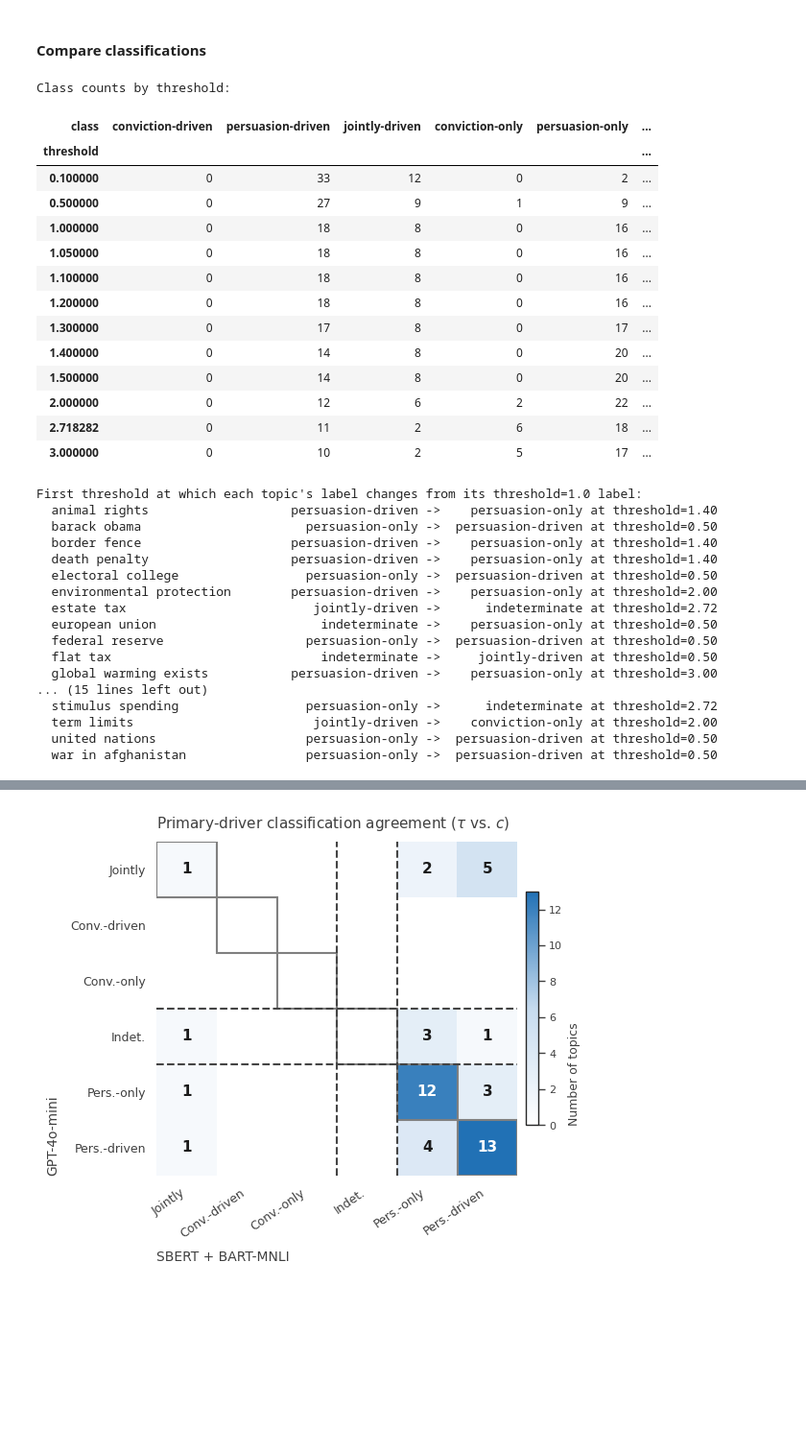
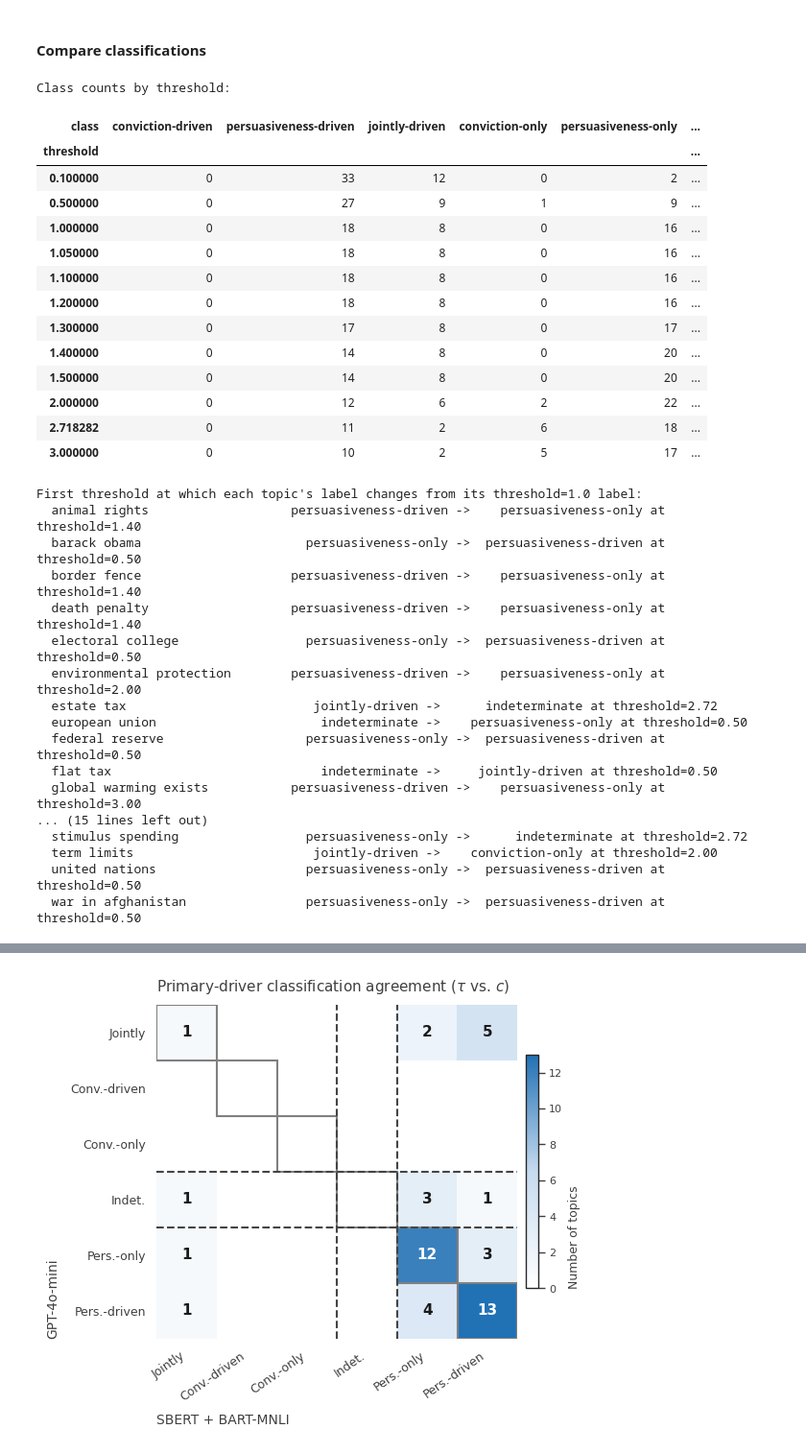
Before and after one commit to elenacandellone/DDO-conviction-conformity, a Jupyter notebook: a_model_comparison_classification.ipynb, the cells around one changed output, grey strips where cells are left out. Shown at 96% size. Cells and saved outputs as stored; diff of their text form; code cells hidden in the pictures; blank space fills up the shorter version.

```diff
--- a/a_model_comparison_classification.ipynb
+++ b/a_model_comparison_classification.ipynb
@@ -145,13 +145,16 @@ def betas_df(summary_df, topic_mapping):
     '''
     Extract beta_tau, beta_c, and beta_D from the summary dataframe, add topic
     names, and return three separate dataframes. Coefficients are per-SD
-    (standardized-predictor model), not per-raw-unit.
+    (standardized-predictor model), not per-raw-unit. (beta_c/beta_D are
+    Stan's own parameter names -- unchanged since they're baked into the
+    already-fitted summary.csv; downstream this notebook calls them rho/eta,
+    matching the paper's tau/rho/eta.)
         - summary_df: DataFrame with model summary statistics
         - topic_mapping: Dictionary mapping topic indices to topic names
     Returns:
         - beta_tau_df: DataFrame with beta_tau (conviction) parameters and topic names
-        - beta_c_df: DataFrame with beta_c (persuasiveness) parameters and topic names
-        - beta_D_df: DataFrame with beta_D (cross-cutting exposure) parameters and topic names
+        - beta_c_df: DataFrame with beta_c (persuasiveness, i.e. rho) parameters and topic names
+        - beta_D_df: DataFrame with beta_D (cross-cutting exposure, i.e. eta) parameters and topic names
     '''
     beta_tau_df = summary_df.loc[summary_df.index.str.startswith('beta_tau')].copy()
     beta_c_df = summary_df.loc[summary_df.index.str.startswith('beta_c')].copy()
@@ -168,10 +171,10 @@ def betas_df(summary_df, topic_mapping):
     cols = ['topic', 'Mean', '5%', '95%']
     return beta_tau_df[cols], beta_c_df[cols], beta_D_df[cols]
 
-beta_tau_gpt, beta_c_gpt, beta_D_gpt = betas_df(summary_gpt, topic_mapping_gpt)
-beta_tau_bert, beta_c_bert, beta_D_bert = betas_df(summary_bert, topic_mapping_bert)
+beta_tau_gpt, beta_rho_gpt, beta_eta_gpt = betas_df(summary_gpt, topic_mapping_gpt)
+beta_tau_bert, beta_rho_bert, beta_eta_bert = betas_df(summary_bert, topic_mapping_bert)
 
-for df in [beta_tau_gpt, beta_c_gpt, beta_D_gpt, beta_tau_bert, beta_c_bert, beta_D_bert]:
+for df in [beta_tau_gpt, beta_rho_gpt, beta_eta_gpt, beta_tau_bert, beta_rho_bert, beta_eta_bert]:
     df.set_index('topic', inplace=True)
 
 def rename_cols(df, name, source):
@@ -183,22 +186,22 @@ def rename_cols(df, name, source):
 
 beta_tau_gpt = rename_cols(beta_tau_gpt, 'tau', 'gpt')
 beta_tau_bert = rename_cols(beta_tau_bert, 'tau', 'bert')
-beta_c_gpt = rename_cols(beta_c_gpt, 'c', 'gpt')
-beta_c_bert = rename_cols(beta_c_bert, 'c', 'bert')
-beta_D_gpt = rename_cols(beta_D_gpt, 'D', 'gpt')
-beta_D_bert = rename_cols(beta_D_bert, 'D', 'bert')
+beta_rho_gpt = rename_cols(beta_rho_gpt, 'rho', 'gpt')
+beta_rho_bert = rename_cols(beta_rho_bert, 'rho', 'bert')
+beta_eta_gpt = rename_cols(beta_eta_gpt, 'eta', 'gpt')
+beta_eta_bert = rename_cols(beta_eta_bert, 'eta', 'bert')
 
 betas_comparison = (
     beta_tau_gpt
     .merge(beta_tau_bert, left_index=True, right_index=True)
-    .merge(beta_c_gpt, left_index=True, right_index=True)
-    .merge(beta_c_bert, left_index=True, right_index=True)
-    .merge(beta_D_gpt, left_index=True, right_index=True)
-    .merge(beta_D_bert, left_index=True, right_index=True)
+    .merge(beta_rho_gpt, left_index=True, right_index=True)
+    .merge(beta_rho_bert, left_index=True, right_index=True)
+    .merge(beta_eta_gpt, left_index=True, right_index=True)
+    .merge(beta_eta_bert, left_index=True, right_index=True)
 )
 
 # CI widths and precision weights, for each predictor
-for name in ['tau', 'c', 'D']:
+for name in ['tau', 'rho', 'eta']:
     betas_comparison[f'{name}_gpt_ci_width'] = betas_comparison[f'95%_{name}_gpt'] - betas_comparison[f'5%_{name}_gpt']
     betas_comparison[f'{name}_bert_ci_width'] = betas_comparison[f'95%_{name}_bert'] - betas_comparison[f'5%_{name}_bert']
     betas_comparison[f'w_{name}'] = 2 / (betas_comparison[f'{name}_gpt_ci_width'] + betas_comparison[f'{name}_bert_ci_width'])
@@ -223,7 +226,7 @@ def weighted_corr(x, y, w):
     return cov / (sx * sy)
 
 r_weighted = {}
-for name in ['tau', 'c', 'D']:
+for name in ['tau', 'rho', 'eta']:
     r_weighted[name] = weighted_corr(
         betas_comparison[f'beta_{name}_gpt'], betas_comparison[f'beta_{name}_bert'], betas_comparison[f'w_{name}']
     )
@@ -241,8 +244,8 @@ fig, axs = plt.subplots(1, 3, figsize=(19, 6))
 
 panel_specs = [
     (axs[0], 'tau', r'$\beta_{\tau}$'),
-    (axs[1], 'c', r'$\beta_{c}$'),
-    (axs[2], 'D', r'$\beta_{D}$'),
+    (axs[1], 'rho', r'$\beta_{\rho}$'),
+    (axs[2], 'eta', r'$\beta_{\eta}$'),
 ]
 
 for ax, name, label in panel_specs:
@@ -468,36 +476,36 @@ with open("./results/stan_output/regression/gpt/model_regression_fit.pkl", "rb")
 with open("./results/regression/standardization.pkl", "rb") as f:
     _std_gpt_sweep = pickle.load(f)
 
 _sweep_dfs = {
     t: build_primary_class_df(
         _fit_gpt_sweep, topic_mapping_gpt,
-        sd_tau=_std_gpt_sweep['tau']['sd'], sd_c=_std_gpt_sweep['c']['sd'],
+        sd_tau=_std_gpt_sweep['tau']['sd'], sd_rho=_std_gpt_sweep['rho']['sd'],
         threshold=t,
     )
     for t in SWEEP_THRESHOLDS
 }
 
-_cats = ["conviction-driven", "persuasion-driven", "jointly-driven", "conviction-only", "persuasion-only", "indeterminate"]
+_cats = ["conviction-driven", "persuasiveness-driven", "jointly-driven", "conviction-only", "persuasiveness-only", "indeterminate"]
 sweep_counts = pd.DataFrame(
     {t: _sweep_dfs[t]["class"].value_counts().reindex(_cats, fill_value=0) for t in SWEEP_THRESHOLDS}
 ).T
 sweep_counts.index.name = "threshold"
 print("Class counts by threshold:")
 display(sweep_counts)
 
 # per-topic: first threshold (above 1.0) at which each topic's label changes
 print("\nFirst threshold at which each topic's label changes from its threshold=1.0 label:")
 base = _sweep_dfs[1.0].set_index("topic")["class"]
 for topic in base.index:
     prev = base[topic]
     for t in SWEEP_THRESHOLDS[1:]:
         cur = _sweep_dfs[t].set_index("topic")["class"][topic]
         if cur != prev:
             print(f"  {topic:30s} {prev:>18} -> {cur:>18} at threshold={t:.2f}")
             break
 # %% [output]
 Class counts by threshold:
-| class | conviction-driven | persuasion-driven | jointly-driven | conviction-only | persuasion-only | ... |
+| class | conviction-driven | persuasiveness-driven | jointly-driven | conviction-only | persuasiveness-only | ... |
 | threshold |  |  |  |  |  | ... |
 | 0.100000 | 0 | 33 | 12 | 0 | 2 | ... |
 | 0.500000 | 0 | 27 | 9 | 1 | 9 | ... |
@@ -512,22 +520,22 @@ Class counts by threshold:
 | 2.718282 | 0 | 11 | 2 | 6 | 18 | ... |
 | 3.000000 | 0 | 10 | 2 | 5 | 17 | ... |
 First threshold at which each topic's label changes from its threshold=1.0 label:
-  animal rights                   persuasion-driven ->    persuasion-only at threshold=1.40
-  barack obama                      persuasion-only ->  persuasion-driven at threshold=0.50
-  border fence                    persuasion-driven ->    persuasion-only at threshold=1.40
-  death penalty                   persuasion-driven ->    persuasion-only at threshold=1.40
-  electoral college                 persuasion-only ->  persuasion-driven at threshold=0.50
-  environmental protection        persuasion-driven ->    persuasion-only at threshold=2.00
+  animal rights                   persuasiveness-driven ->    persuasiveness-only at threshold=1.40
+  barack obama                      persuasiveness-only ->  persuasiveness-driven at threshold=0.50
+  border fence                    persuasiveness-driven ->    persuasiveness-only at threshold=1.40
+  death penalty                   persuasiveness-driven ->    persuasiveness-only at threshold=1.40
+  electoral college                 persuasiveness-only ->  persuasiveness-driven at threshold=0.50
+  environmental protection        persuasiveness-driven ->    persuasiveness-only at threshold=2.00
   estate tax                         jointly-driven ->      indeterminate at threshold=2.72
-  european union                      indeterminate ->    persuasion-only at threshold=0.50
-  federal reserve                   persuasion-only ->  persuasion-driven at threshold=0.50
+  european union                      indeterminate ->    persuasiveness-only at threshold=0.50
+  federal reserve                   persuasiveness-only ->  persuasiveness-driven at threshold=0.50
   flat tax                            indeterminate ->     jointly-driven at threshold=0.50
-  global warming exists           persuasion-driven ->    persuasion-only at threshold=3.00
+  global warming exists           persuasiveness-driven ->    persuasiveness-only at threshold=3.00
 ... (15 lines left out)
-  stimulus spending                 persuasion-only ->      indeterminate at threshold=2.72
+  stimulus spending                 persuasiveness-only ->      indeterminate at threshold=2.72
   term limits                        jointly-driven ->    conviction-only at threshold=2.00
-  united nations                    persuasion-only ->  persuasion-driven at threshold=0.50
-  war in afghanistan                persuasion-only ->  persuasion-driven at threshold=0.50
+  united nations                    persuasiveness-only ->  persuasiveness-driven at threshold=0.50
+  war in afghanistan                persuasiveness-only ->  persuasiveness-driven at threshold=0.50
 # %%
 primary_class_dfs = {}
 moderation_class_dfs = {}
```
Also changed, not shown: parts of 8 cells of this notebook, 43 other files.
